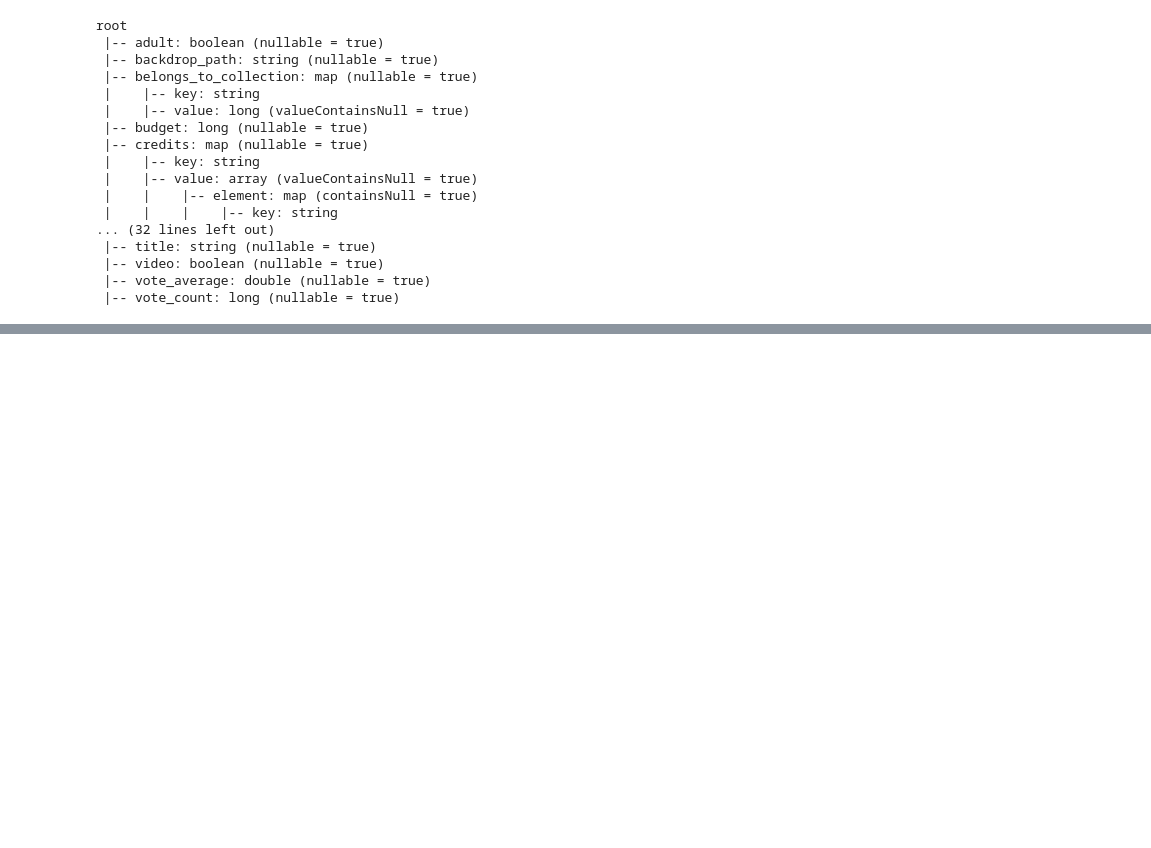
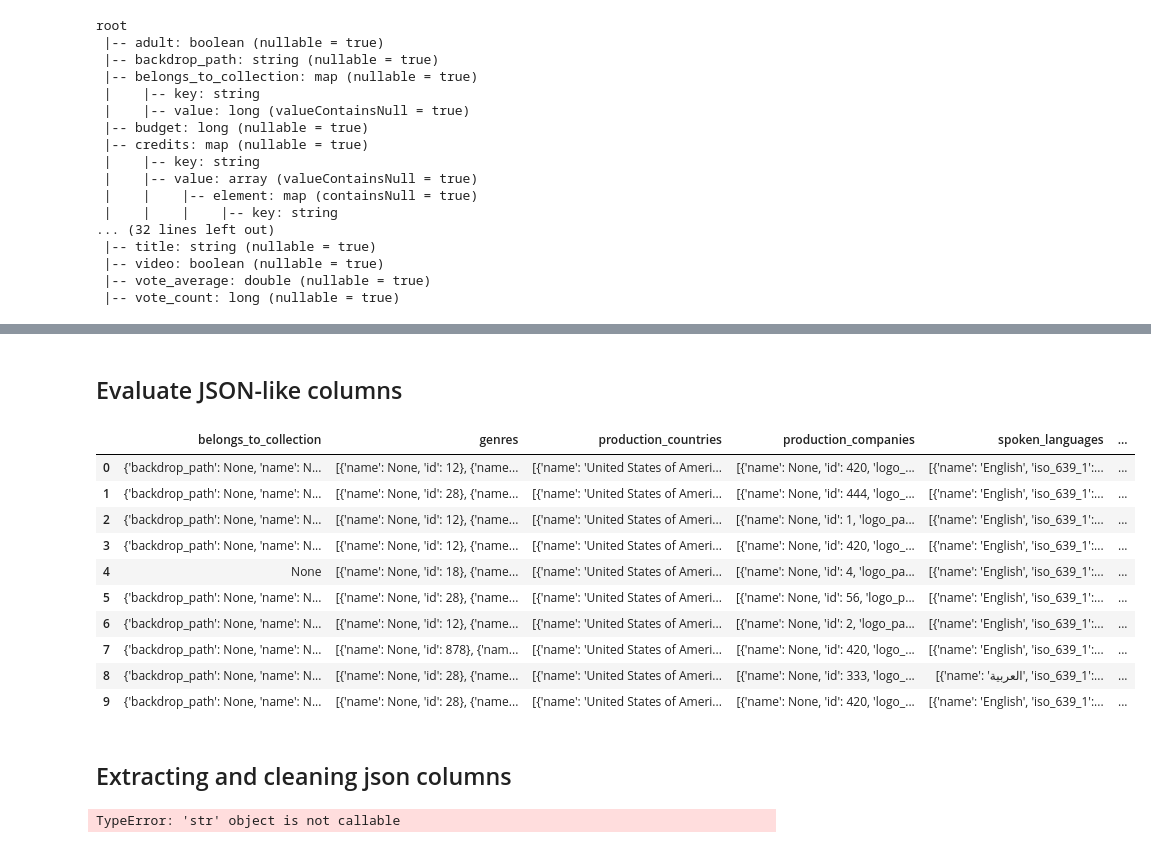
Before and after one commit to Airlectric/Amalitech-DEM05-Big-Data_Movie-Data-Analysis-PySpark-and-API, a Jupyter notebook: notebooks/analysis_notebook.ipynb, the cells around one changed output, grey strips where cells are left out. Cells and saved outputs as stored; diff of their text form; code cells hidden in the pictures; blank space fills up the shorter version.

```diff
--- a/notebooks/analysis_notebook.ipynb
+++ b/notebooks/analysis_notebook.ipynb
@@ -94,0 +159,24 @@ df.columns
+# %% [markdown]
+## Evaluate JSON-like columns
+# %%
+categorical_columns = ['belongs_to_collection', 'genres', 'production_countries', 'production_companies', 'spoken_languages', 'origin_country','credits']
+# %%
+df.select(*categorical_columns).limit(10).toPandas()
+# %% [output]
+|  | belongs_to_collection | genres | production_countries | production_companies | spoken_languages | ... |
+| 0 | {'backdrop_path': None, 'name': N... | [{'name': None, 'id': 12}, {'name... | [{'name': 'United States of Ameri... | [{'name': None, 'id': 420, 'logo_... | [{'name': 'English', 'iso_639_1':... | ... |
+| 1 | {'backdrop_path': None, 'name': N... | [{'name': None, 'id': 28}, {'name... | [{'name': 'United States of Ameri... | [{'name': None, 'id': 444, 'logo_... | [{'name': 'English', 'iso_639_1':... | ... |
+| 2 | {'backdrop_path': None, 'name': N... | [{'name': None, 'id': 12}, {'name... | [{'name': 'United States of Ameri... | [{'name': None, 'id': 1, 'logo_pa... | [{'name': 'English', 'iso_639_1':... | ... |
+| 3 | {'backdrop_path': None, 'name': N... | [{'name': None, 'id': 12}, {'name... | [{'name': 'United States of Ameri... | [{'name': None, 'id': 420, 'logo_... | [{'name': 'English', 'iso_639_1':... | ... |
+| 4 | None | [{'name': None, 'id': 18}, {'name... | [{'name': 'United States of Ameri... | [{'name': None, 'id': 4, 'logo_pa... | [{'name': 'English', 'iso_639_1':... | ... |
+| 5 | {'backdrop_path': None, 'name': N... | [{'name': None, 'id': 28}, {'name... | [{'name': 'United States of Ameri... | [{'name': None, 'id': 56, 'logo_p... | [{'name': 'English', 'iso_639_1':... | ... |
+| 6 | {'backdrop_path': None, 'name': N... | [{'name': None, 'id': 12}, {'name... | [{'name': 'United States of Ameri... | [{'name': None, 'id': 2, 'logo_pa... | [{'name': 'English', 'iso_639_1':... | ... |
+| 7 | {'backdrop_path': None, 'name': N... | [{'name': None, 'id': 878}, {'nam... | [{'name': 'United States of Ameri... | [{'name': None, 'id': 420, 'logo_... | [{'name': 'English', 'iso_639_1':... | ... |
+| 8 | {'backdrop_path': None, 'name': N... | [{'name': None, 'id': 28}, {'name... | [{'name': 'United States of Ameri... | [{'name': None, 'id': 333, 'logo_... | [{'name': 'العربية', 'iso_639_1':... | ... |
+| 9 | {'backdrop_path': None, 'name': N... | [{'name': None, 'id': 28}, {'name... | [{'name': 'United States of Ameri... | [{'name': None, 'id': 420, 'logo_... | [{'name': 'English', 'iso_639_1':... | ... |
+# %% [markdown]
+## Extracting and cleaning json columns
+# %%
+df = cln.clean_movie_data(df)
+# %% [output]
+TypeError: 'str' object is not callable
```
Also changed, not shown: parts of 10 cells of this notebook, 6 other files.
